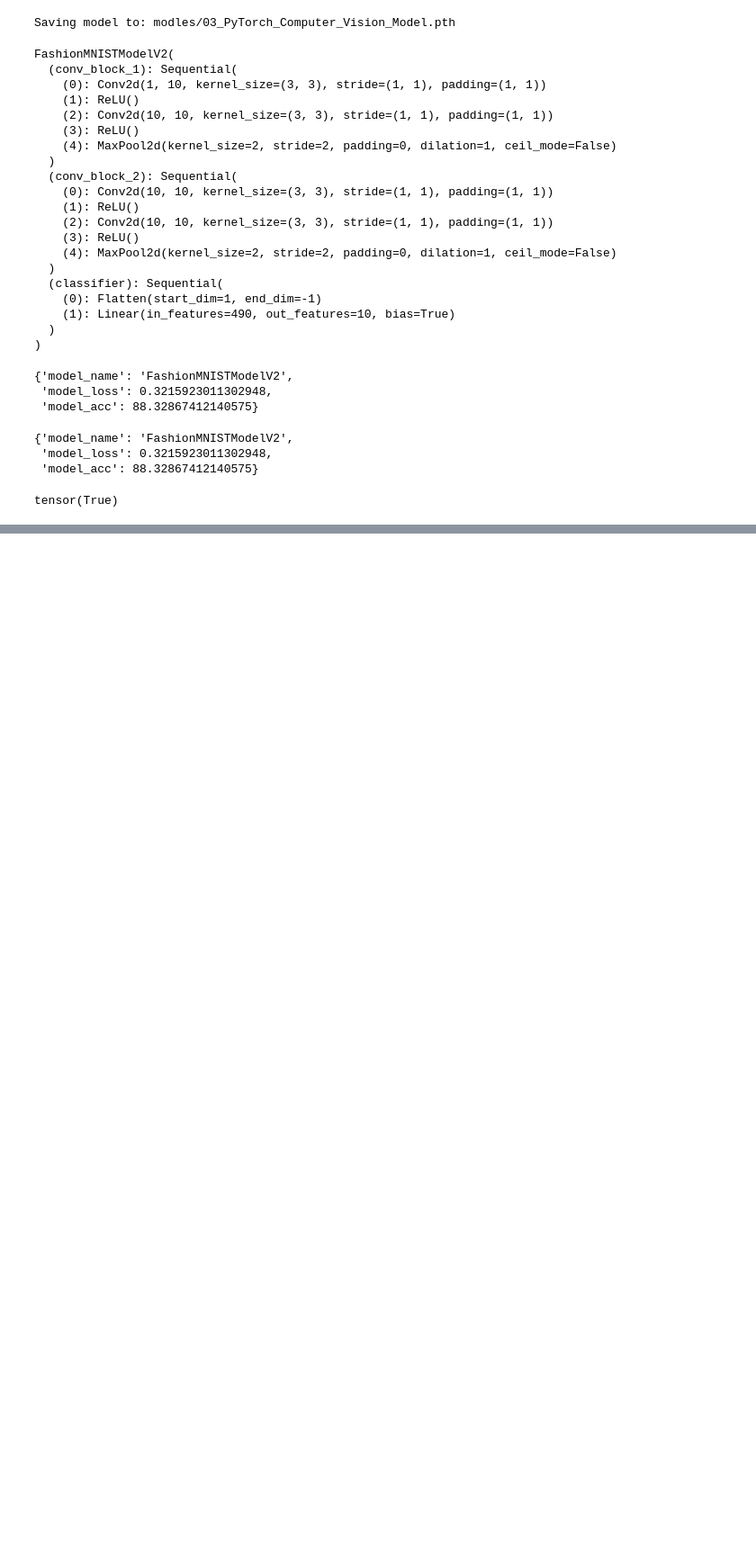
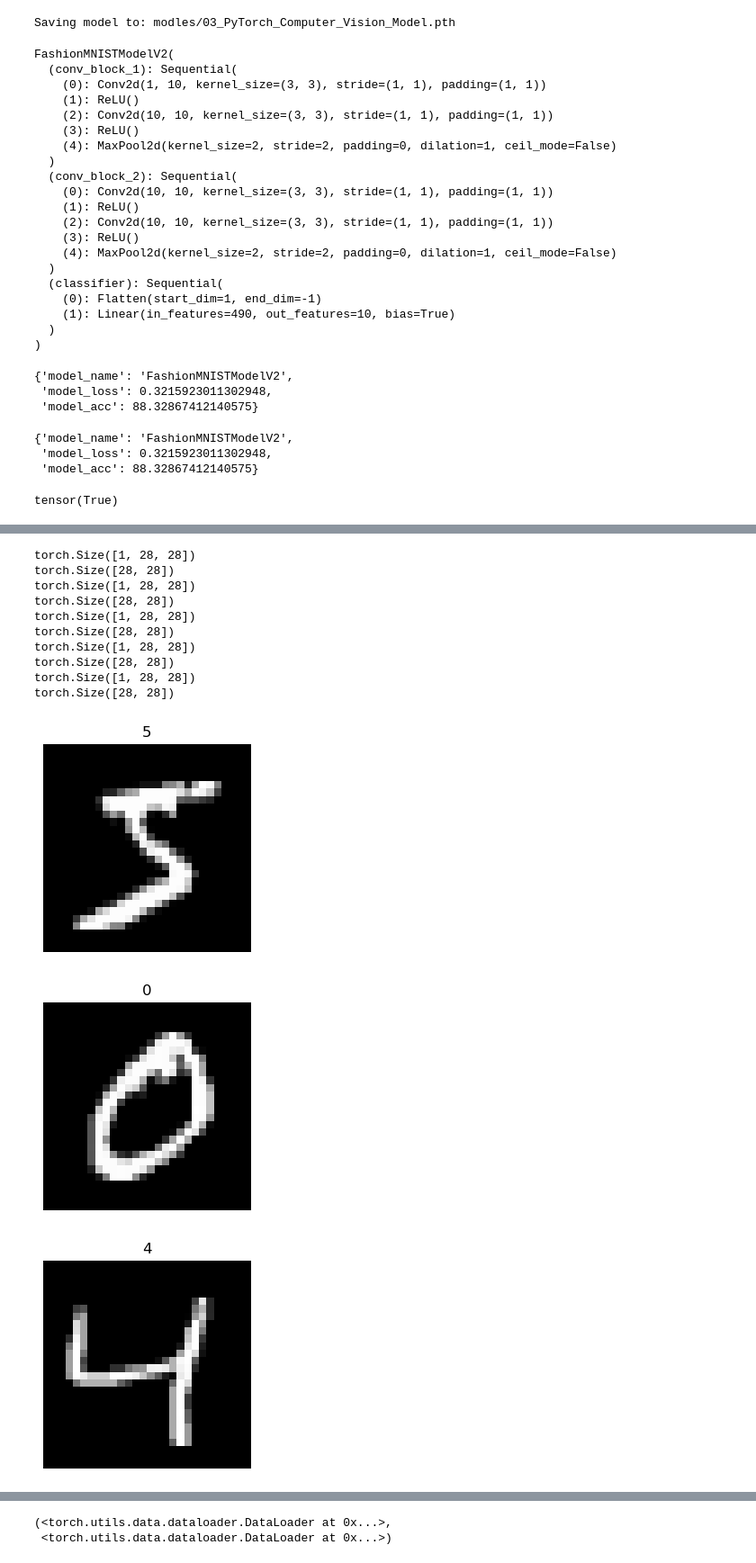
Before and after one commit to Aaron-Serpilin/Zero-To-Mastery-Pytorch, a Jupyter notebook: Fundamentals/03_PyTorch_Computer_Vision.ipynb, the cells around one changed output, grey strips where cells are left out. Shown: that part at 90% size. Drawn from its saved outputs; the diff is of its cells as text; code cells hidden in the pictures; blank space fills up the shorter version.

Commit message:
Addition of MNIST Dataset to the CNN

```diff
--- a/Fundamentals/03_PyTorch_Computer_Vision.ipynb
+++ b/Fundamentals/03_PyTorch_Computer_Vision.ipynb
@@ -1320,0 +1323,18 @@ tensor(True)
+# %%
+import torchvision
+from torchvision import datasets
+from torchvision import transforms
+
+# Get the MNIST train dataset
+train_data = datasets.MNIST(root="data",
+                            train=True,
+                            download=True,
+                            transform=transforms.ToTensor())
+
+# Get the MNIST test dataset
+test_data = datasets.MNIST(root="data",
+                           train=False,
+                           download=True,
+                           transform=transforms.ToTensor())
+
+train_data, test_data
@@ -1320,0 +1389,5 @@ tensor(True)
+# %%
+img = train_data[0][0]
+label = train_data[0][1]
+print(f"Image:\n{img}")
+print(f"Label:\n{label}")
@@ -1320,0 +1434,27 @@ tensor(True)
+# %%
+import matplotlib.pyplot as plt
+
+for i in range(5):
+    img = train_data[i][0]
+    print(img.shape)
+    img_squeeze = img.squeeze()
+    print(img_squeeze.shape)
+    label = train_data[i][1]
+    plt.figure(figsize=(3, 3))
+    plt.imshow(img_squeeze, cmap="gray")
+    plt.title(label)
+    plt.axis(False)
+# %% [output]
+torch.Size([1, 28, 28])
+torch.Size([28, 28])
+torch.Size([1, 28, 28])
+torch.Size([28, 28])
+torch.Size([1, 28, 28])
+torch.Size([28, 28])
+torch.Size([1, 28, 28])
+torch.Size([28, 28])
+torch.Size([1, 28, 28])
+torch.Size([28, 28])
+[figure, added]
+[figure, added]
+[figure, added]
@@ -1320,0 +1463,16 @@ tensor(True)
+# %%
+# Create train dataloader
+from torch.utils.data import DataLoader
+
+train_dataloader = DataLoader(dataset=train_data,
+                              batch_size=32,
+                              shuffle=True) # when training, shuffling is useful since we do not want the model to learn order
+
+test_dataloader = DataLoader(dataset=test_data,
+                             batch_size=32,
+                             shuffle=False) # when testing, its best to main order
+
+train_dataloader, test_dataloader
+# %% [output]
+(<torch.utils.data.dataloader.DataLoader at 0x...>,
+ <torch.utils.data.dataloader.DataLoader at 0x...>)
```
Also changed, not shown: parts of 17 cells of this notebook, 10 other files.
